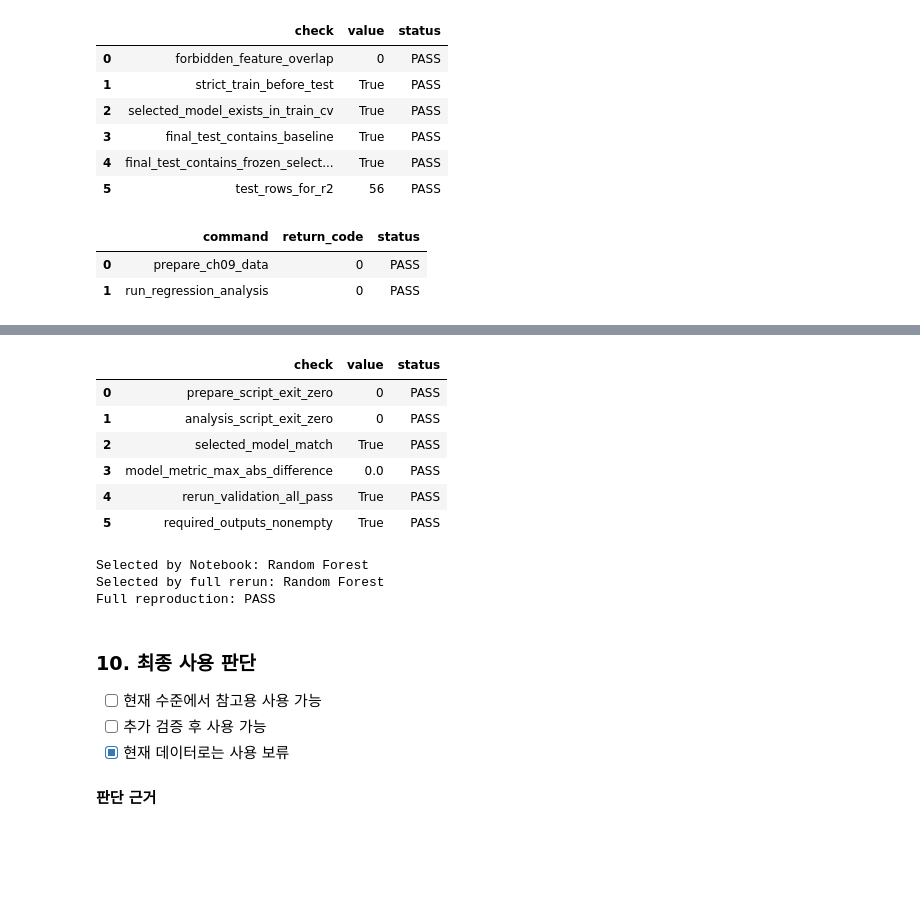
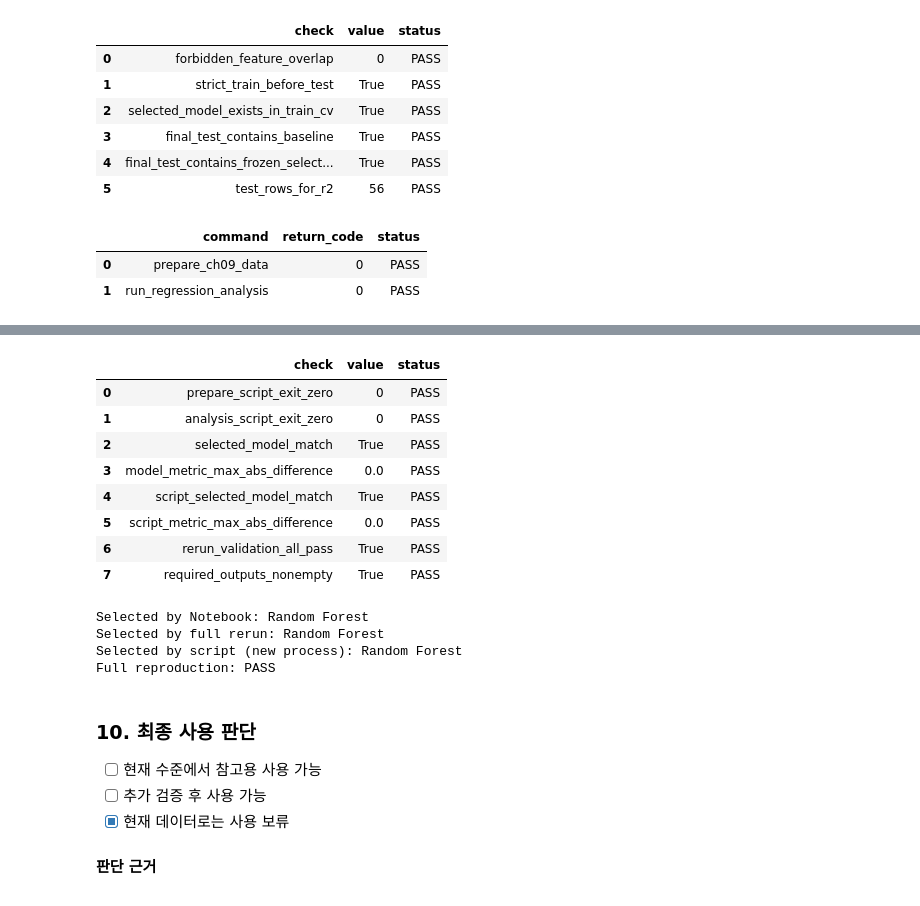
Before and after one commit to song-03/llm-data-analysis-study, a Jupyter notebook: chapter09/chapter09.ipynb, the cells around one changed output, grey strips where cells are left out. Saved outputs shown, nothing was run; the diff lists cells and outputs as text; code cells hidden in the pictures; blank space fills up the shorter version.

```diff
--- a/chapter09/chapter09.ipynb
+++ b/chapter09/chapter09.ipynb
@@ -274,6 +274,16 @@ targets_without_order = int(
 orders_missing_customer = int(
     (~data['orders']['customer_id'].isin(data['customers']['customer_id'])).sum()
 )
+
+# 원본 order_items에는 line_total이 없고 전처리가 같은 식으로 만들기 때문에,
+# 위 line_total 비교는 생성 과정의 일관성만 확인한다. order_total 값은 원본 수량·단가로 독립 대조한다.
+raw_items = pd.read_csv(PROJECT_ROOT / 'data' / 'raw' / 'order_items.csv')
+raw_order_total = (
+    pd.to_numeric(raw_items['quantity'], errors='coerce')
+    * pd.to_numeric(raw_items['unit_price'], errors='coerce')
+).groupby(raw_items['order_id']).sum()
+order_total_diff = model_data.set_index('order_id')['order_total'].sub(raw_order_total)
+raw_total_mismatch_count = int((order_total_diff.isna() | order_total_diff.abs().gt(1e-9)).sum())
 
 relationship_checks = pd.DataFrame([
     {
@@ -312,6 +322,11 @@ relationship_checks = pd.DataFrame([
         'status': 'PASS' if orders_missing_customer == 0 else 'FAIL',
     },
     {
+        'check': 'order_total_vs_raw_recompute',
+        'value': f'{raw_total_mismatch_count} mismatches / {len(order_total_diff)} orders',
+        'status': 'PASS' if raw_total_mismatch_count == 0 else 'FAIL',
+    },
+    {
         'check': 'model_rows_equal_orders',
         'value': f'{len(model_data)} / {len(data["orders"])}',
         'status': 'PASS' if len(model_data) == len(data['orders']) else 'FAIL',
@@ -964,6 +981,16 @@ for metric in metric_columns:
 difference_columns = [f'{metric}_difference' for metric in metric_columns]
 max_abs_metric_difference = reproduction_comparison[difference_columns].abs().to_numpy().max()
 
+# 새 프로세스로 실행한 스크립트가 저장한 결과를 다시 읽어 Notebook 결과와 직접 비교
+script_comparison = pd.read_csv(REPORT_DIR / 'ch09_regression_model_comparison.csv')
+script_selected = script_comparison.loc[
+    script_comparison['selection_role'].eq('selected_by_train_cv'), 'model'
+].iloc[0]
+script_metric_diff = float((
+    script_comparison.set_index('model')[metric_columns]
+    - model_comparison.set_index('model')[metric_columns]
+).abs().to_numpy().max())
+
 required_outputs = pd.DataFrame([
     {
         'name': name,
@@ -994,40 +1021,54 @@ reproduction_checks = pd.DataFrame([
         'status': 'PASS' if abs(float(max_abs_metric_difference)) < 1e-9 else 'FAIL',
     },
     {
+        'check': 'script_selected_model_match',
+        'value': script_selected == selected_model_name,
+        'status': 'PASS' if script_selected == selected_model_name else 'FAIL',
+    },
+    {
+        'check': 'script_metric_max_abs_difference',
+        'value': script_metric_diff,
+        'status': 'PASS' if script_metric_diff < 1e-6 else 'FAIL',
+    },
+    {
         'check': 'rerun_validation_all_pass',
         'value': bool(result['validation']['status'].eq('PASS').all()),
         'status': 'PASS' if result['validation']['status'].eq('PASS').all() else 'FAIL',
     },
     {
         'check': 'required_outputs_nonempty',
         'value': bool(required_outputs['exists'].all() and required_outputs['size_bytes'].gt(0).all()),
         'status': 'PASS' if required_outputs['exists'].all() and required_outputs['size_bytes'].gt(0).all() else 'FAIL',
     },
 ])
 display(script_run_summary)
 display(reproduction_comparison.round(12))
 display(reproduction_checks)
 if not reproduction_checks['status'].eq('PASS').all():
     raise AssertionError('\n' + reproduction_checks.to_string(index=False))
 print('Selected by Notebook:', selected_model_name)
 print('Selected by full rerun:', result['selected_model_name'])
+print('Selected by script (new process):', script_selected)
 print('Full reproduction: PASS')
 # %% [output]
 |  | command | return_code | status |
 | 0 | prepare_ch09_data | 0 | PASS |
 | 1 | run_regression_analysis | 0 | PASS |
 |  | model | selection_role | train_MAE_notebook | test_MAE_notebook | test_RMSE_notebook | test_R2_notebook | ... |
 | 0 | Baseline Mean | baseline | 416266.191884 | 443449.648712 | 522189.699620 | -0.001121 | ... |
 | 1 | Random Forest | selected_by_train_cv | 327615.837583 | 472996.366574 | 552780.538155 | -0.121852 | ... |
 |  | check | value | status |
 | 0 | prepare_script_exit_zero | 0 | PASS |
 | 1 | analysis_script_exit_zero | 0 | PASS |
 | 2 | selected_model_match | True | PASS |
 | 3 | model_metric_max_abs_difference | 0.0 | PASS |
-| 4 | rerun_validation_all_pass | True | PASS |
-| 5 | required_outputs_nonempty | True | PASS |
+| 4 | script_selected_model_match | True | PASS |
+| 5 | script_metric_max_abs_difference | 0.0 | PASS |
+| 6 | rerun_validation_all_pass | True | PASS |
+| 7 | required_outputs_nonempty | True | PASS |
 Selected by Notebook: Random Forest
 Selected by full rerun: Random Forest
+Selected by script (new process): Random Forest
 Full reproduction: PASS
 # %% [markdown]
 ### 10. 최종 사용 판단
```
Also changed, not shown: parts of 12 cells of this notebook.
